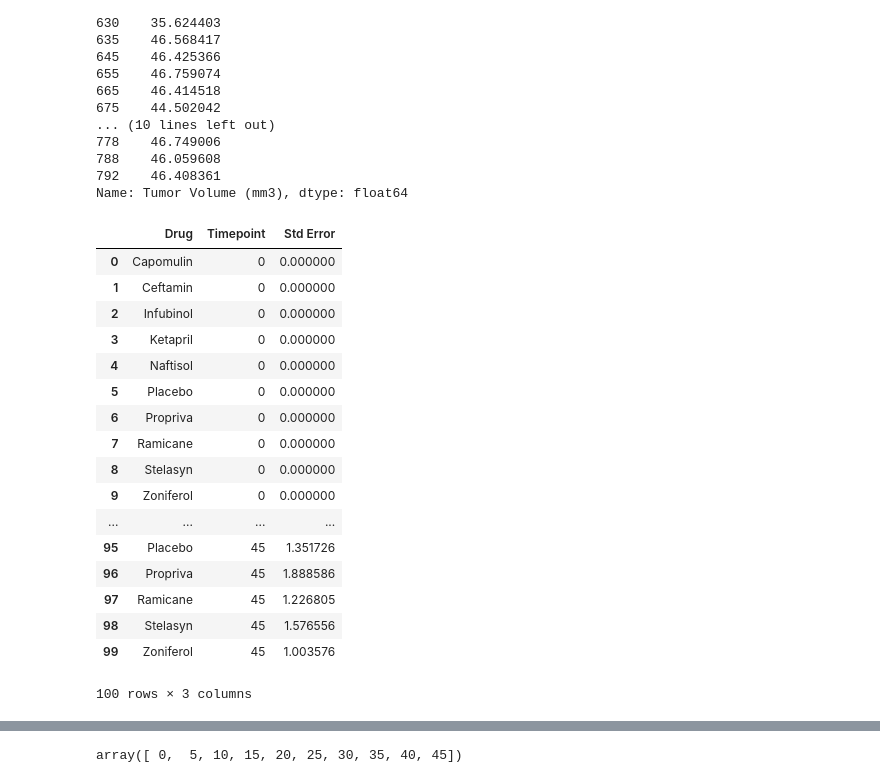
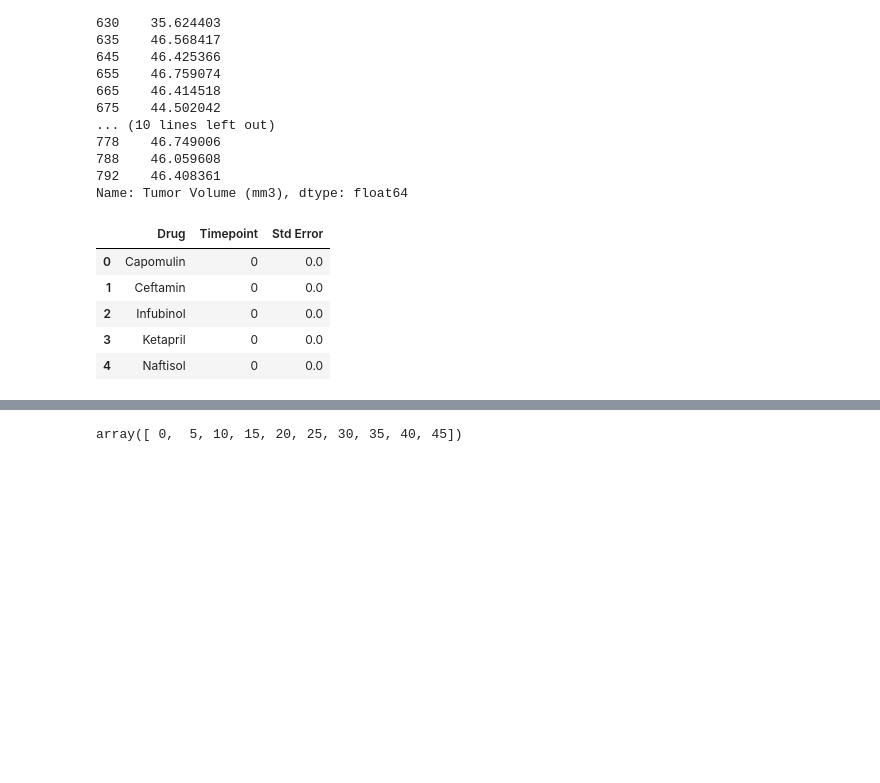
Before and after one commit to cbt8/Matplotlib_homework, a Jupyter notebook: Instructions/Pymaceuticals/pymaceuticals_starter.ipynb, the cells around one changed output, grey strips where cells are left out. Saved outputs shown, nothing was run; the diff lists cells and outputs as text; code cells hidden in the pictures; blank space fills up the shorter version.

```diff
--- a/Instructions/Pymaceuticals/pymaceuticals_starter.ipynb
+++ b/Instructions/Pymaceuticals/pymaceuticals_starter.ipynb
@@ -121,7 +121,7 @@ for i in range(len(druglist)):
 
     plt.plot(tumvoldf.loc[tumvoldf['Drug']== druglist[i]]['Timepoint'],
              tumvoldf.loc[tumvoldf['Drug']== druglist[i]]['Tumor Volume (mm3)'],
-             label = druglist[i])
+             label = '')
 
 
 plt.legend(loc= 9, bbox_to_anchor=(1.2, 1), ncol=1)
@@ -183,52 +183,40 @@ timelist = list(timepoint)
 
 # Store the Standard Error of Tumor Volumes Grouped by Drug and Timepoint
 
 #This is a hell of a piece of code here. You can see above how I worked it out.
 
 #what it does is loop through both timelist, which is all of the timepoints, and druglist, which is all of the drugs. It then calculates the standard
-#error for observations in full_data that have both of these criteria. Then it spits out all three as a three part tuple, composed of
+#error for observations in full_data that have both of these criteria. Then it spits out all three as a three-part tuple, composed of
 #(drug, timepoint, std error). Phew. I am very pleased with this. 5 lines!
 
 errorlist = []
 
 for j in range(len(timelist)):
     for i in range(len(druglist)):
         errorlist.append((druglist[i], timelist[j],
                           pd.DataFrame.sem(full_data.loc[(full_data['Drug'] == druglist[i]) &
                                                          (full_data['Timepoint'] == timelist[j])]['Tumor Volume (mm3)'])))
 
 
 
 
 # I found the below code on stack overflow. We take this three-part tuple and turn it into a dictionary with a tuple for a key:
 
 errordict = { (error, timepoint): drug for error, timepoint, drug in errorlist}
 
 #Next we turn it into a dataframe.
 errordf = pd.Series(errordict).reset_index()
 errordf.columns = ['Drug', 'Timepoint', "Std Error"]
 
 
-errordf
+errordf.head()
 # %% [output]
 |  | Drug | Timepoint | Std Error |
-| 0 | Capomulin | 0 | 0.000000 |
-| 1 | Ceftamin | 0 | 0.000000 |
-| 2 | Infubinol | 0 | 0.000000 |
-| 3 | Ketapril | 0 | 0.000000 |
-| 4 | Naftisol | 0 | 0.000000 |
-| 5 | Placebo | 0 | 0.000000 |
-| 6 | Propriva | 0 | 0.000000 |
-| 7 | Ramicane | 0 | 0.000000 |
-| 8 | Stelasyn | 0 | 0.000000 |
-| 9 | Zoniferol | 0 | 0.000000 |
-| ... | ... | ... | ... |
-| 95 | Placebo | 45 | 1.351726 |
-| 96 | Propriva | 45 | 1.888586 |
-| 97 | Ramicane | 45 | 1.226805 |
-| 98 | Stelasyn | 45 | 1.576556 |
-| 99 | Zoniferol | 45 | 1.003576 |
+| 0 | Capomulin | 0 | 0.0 |
+| 1 | Ceftamin | 0 | 0.0 |
+| 2 | Infubinol | 0 | 0.0 |
+| 3 | Ketapril | 0 | 0.0 |
+| 4 | Naftisol | 0 | 0.0 |
-100 rows × 3 columns
 # %%
 #We can simply sort the dataframe, so that it looks like the example.
 
```
Also changed, not shown: parts of 28 cells of this notebook.
